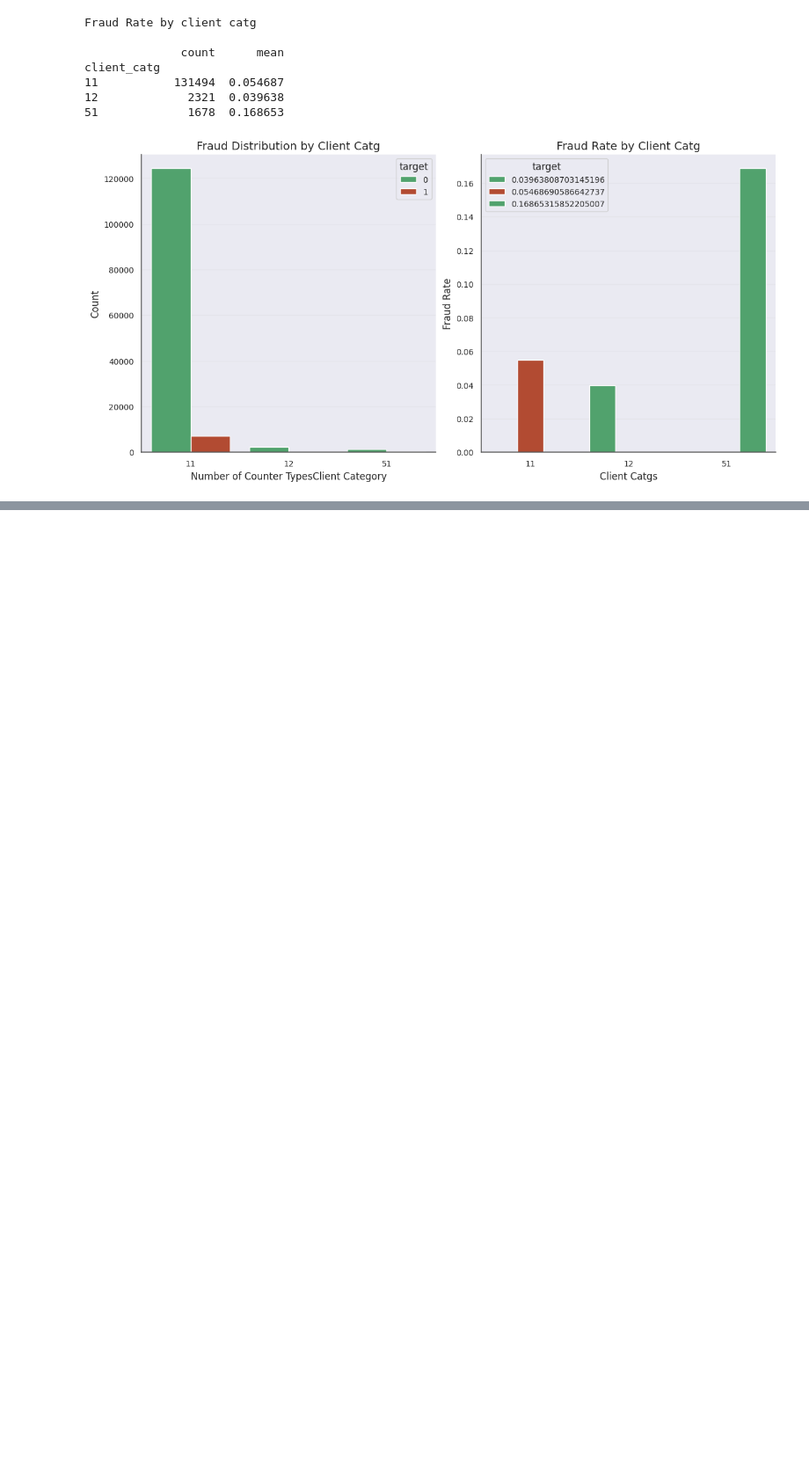
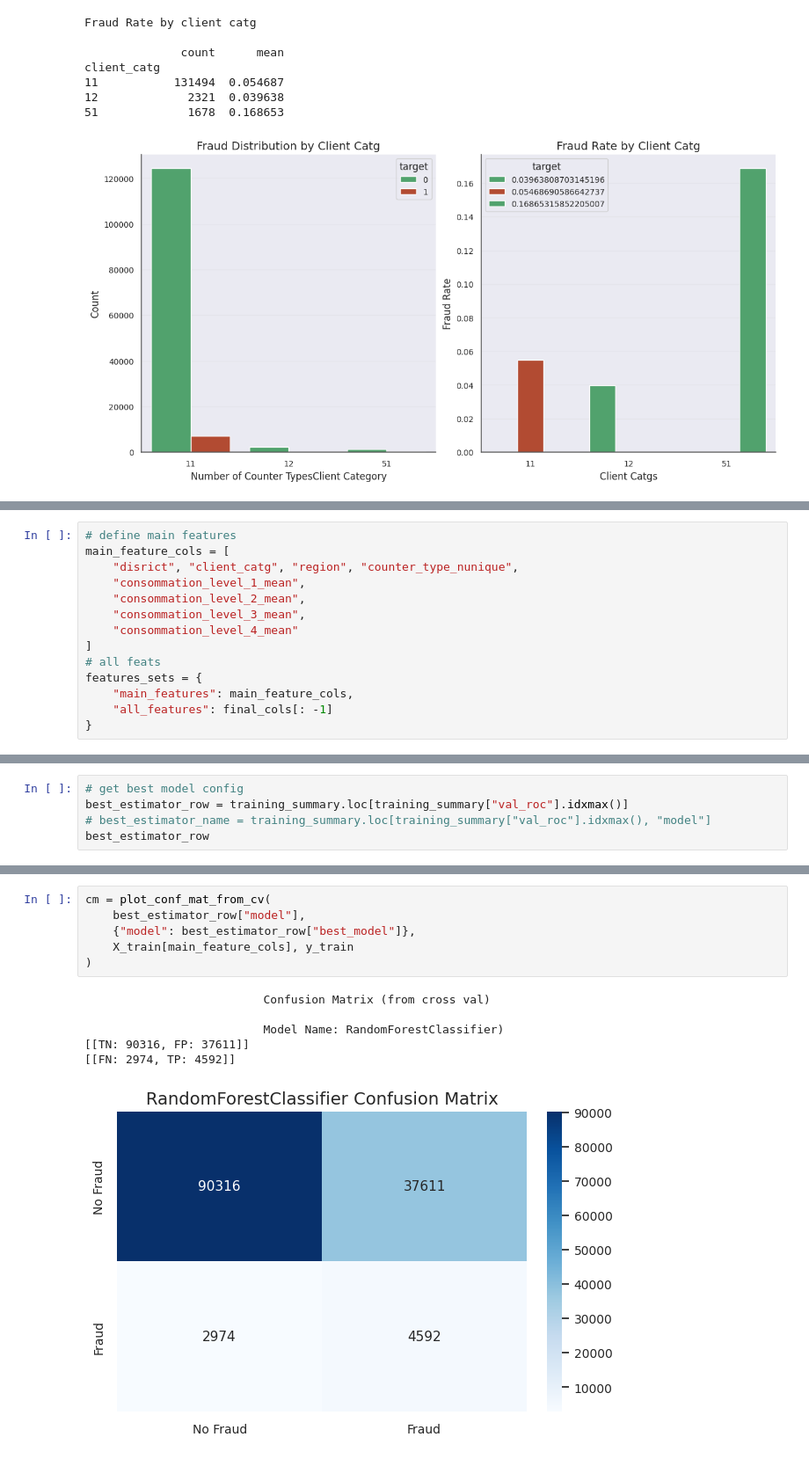
Before and after one commit to Rackkoun/ds-ml-project, a Jupyter notebook: notebooks/ml_challenge_fraud_detection_rackkoun.ipynb, the cells around one changed output, grey strips where cells are left out. Shown at 88% size. Cells and saved outputs as stored; diff of their text form; blank space fills up the shorter version.

```diff
--- a/notebooks/ml_challenge_fraud_detection_rackkoun.ipynb
+++ b/notebooks/ml_challenge_fraud_detection_rackkoun.ipynb
@@ -1208,0 +1102,14 @@ train_data_df_00.fillna(0, inplace=True)
+# %%
+# define main features
+main_feature_cols = [
+    "disrict", "client_catg", "region", "counter_type_nunique",
+    "consommation_level_1_mean",
+    "consommation_level_2_mean",
+    "consommation_level_3_mean",
+    "consommation_level_4_mean"
+]
+# all feats
+features_sets = {
+    "main_features": main_feature_cols,
+    "all_features": final_cols[: -1]
+}
@@ -1208,0 +1401,5 @@ train_data_df_00.fillna(0, inplace=True)
+# %%
+# get best model config
+best_estimator_row = training_summary.loc[training_summary["val_roc"].idxmax()]
+# best_estimator_name = training_summary.loc[training_summary["val_roc"].idxmax(), "model"]
+best_estimator_row
@@ -1208,0 +1418,13 @@ train_data_df_00.fillna(0, inplace=True)
+# %%
+cm = plot_conf_mat_from_cv(
+    best_estimator_row["model"],
+    {"model": best_estimator_row["best_model"]},
+    X_train[main_feature_cols], y_train
+)
+# %% [output]
+                          Confusion Matrix (from cross val)
+
+                          Model Name: RandomForestClassifier)
+[[TN: 90316, FP: 37611]]
+[[FN: 2974, TP: 4592]]
+[figure, added]
```
Also changed, not shown: parts of 62 cells of this notebook, 1 other file.
